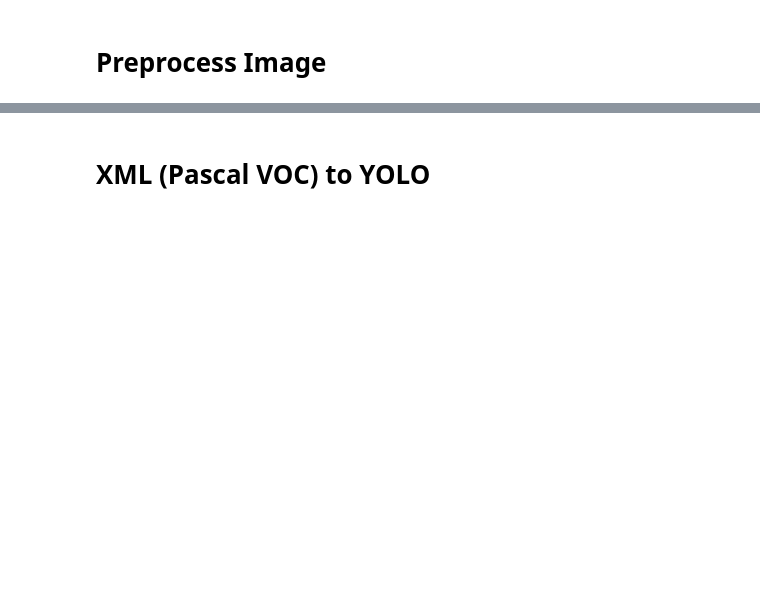
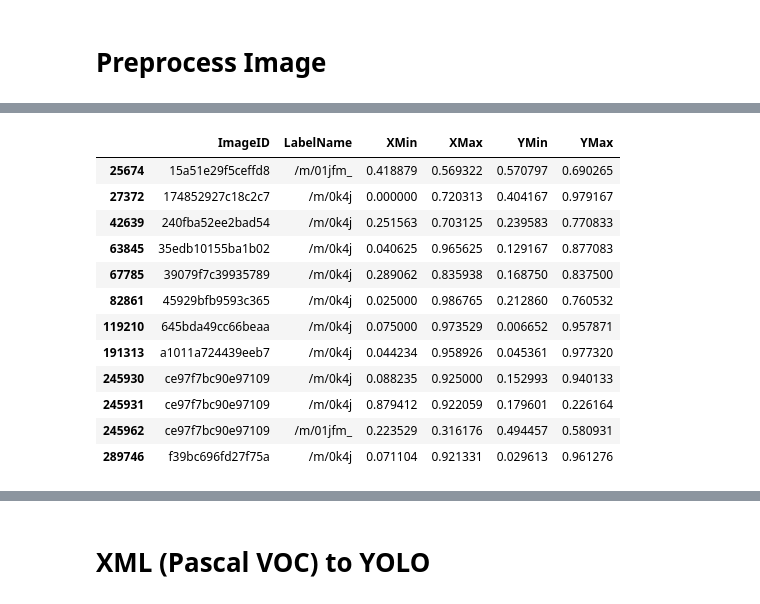
Before and after one commit to leonardp/lpr-flake, a Jupyter notebook: scratch.ipynb, the cells around one changed output, grey strips where cells are left out. Saved outputs shown, nothing was run; the diff lists cells and outputs as text; code cells hidden in the pictures; blank space fills up the shorter version.

```diff
--- a/scratch.ipynb
+++ b/scratch.ipynb
@@ -96,0 +99,13 @@ error: OpenCV(4.5.4) /build/source/modules/imgproc/src/color.cpp:182: error: (-2
+# %%
+import pandas as pd
+import numpy as np
+
+classes = pd.read_csv('./data/class-descriptions-boxable.csv', names=['id', 'label'])
+boxes = pd.read_csv('./data/validation-annotations-bbox.csv')
+
+labels = [
+    'Car',
+    'Vehicle registration plate'
+]
+label_ids = list(classes.loc[classes['label'].isin(labels)]['id'])
+label_ids
@@ -96,0 +137,10 @@ error: OpenCV(4.5.4) /build/source/modules/imgproc/src/color.cpp:182: error: (-2
+# %%
+cols = ['ImageID', 'LabelName', 'XMin', 'XMax', 'YMin', 'YMax']
+boxes_filtered = boxes.loc[
+    (boxes['LabelName'].isin(label_ids)) &
+    (boxes['IsOccluded'] == 0) &
+    (boxes['IsTruncated'] == 0) &
+    (boxes['IsDepiction'] == 0) &
+    (boxes['IsInside'] == 0)
+][cols]
+boxes_filtered
@@ -96,0 +183,20 @@ error: OpenCV(4.5.4) /build/source/modules/imgproc/src/color.cpp:182: error: (-2
+# %%
+num_images = 10
+samples = np.random.choice(boxes_filtered['ImageID'].unique(), num_images, replace=False)
+
+dataset = boxes_filtered.loc[boxes_filtered['ImageID'].isin(samples)]
+dataset
+# %% [output]
+|  | ImageID | LabelName | XMin | XMax | YMin | YMax |
+| 25674 | 15a51e29f5ceffd8 | /m/01jfm_ | 0.418879 | 0.569322 | 0.570797 | 0.690265 |
+| 27372 | 174852927c18c2c7 | /m/0k4j | 0.000000 | 0.720313 | 0.404167 | 0.979167 |
+| 42639 | 240fba52ee2bad54 | /m/0k4j | 0.251563 | 0.703125 | 0.239583 | 0.770833 |
+| 63845 | 35edb10155ba1b02 | /m/0k4j | 0.040625 | 0.965625 | 0.129167 | 0.877083 |
+| 67785 | 39079f7c39935789 | /m/0k4j | 0.289062 | 0.835938 | 0.168750 | 0.837500 |
+| 82861 | 45929bfb9593c365 | /m/0k4j | 0.025000 | 0.986765 | 0.212860 | 0.760532 |
+| 119210 | 645bda49cc66beaa | /m/0k4j | 0.075000 | 0.973529 | 0.006652 | 0.957871 |
+| 191313 | a1011a724439eeb7 | /m/0k4j | 0.044234 | 0.958926 | 0.045361 | 0.977320 |
+| 245930 | ce97f7bc90e97109 | /m/0k4j | 0.088235 | 0.925000 | 0.152993 | 0.940133 |
+| 245931 | ce97f7bc90e97109 | /m/0k4j | 0.879412 | 0.922059 | 0.179601 | 0.226164 |
+| 245962 | ce97f7bc90e97109 | /m/01jfm_ | 0.223529 | 0.316176 | 0.494457 | 0.580931 |
+| 289746 | f39bc696fd27f75a | /m/0k4j | 0.071104 | 0.921331 | 0.029613 | 0.961276 |
```
Also changed, not shown: parts of 11 cells of this notebook, 9 other files.
